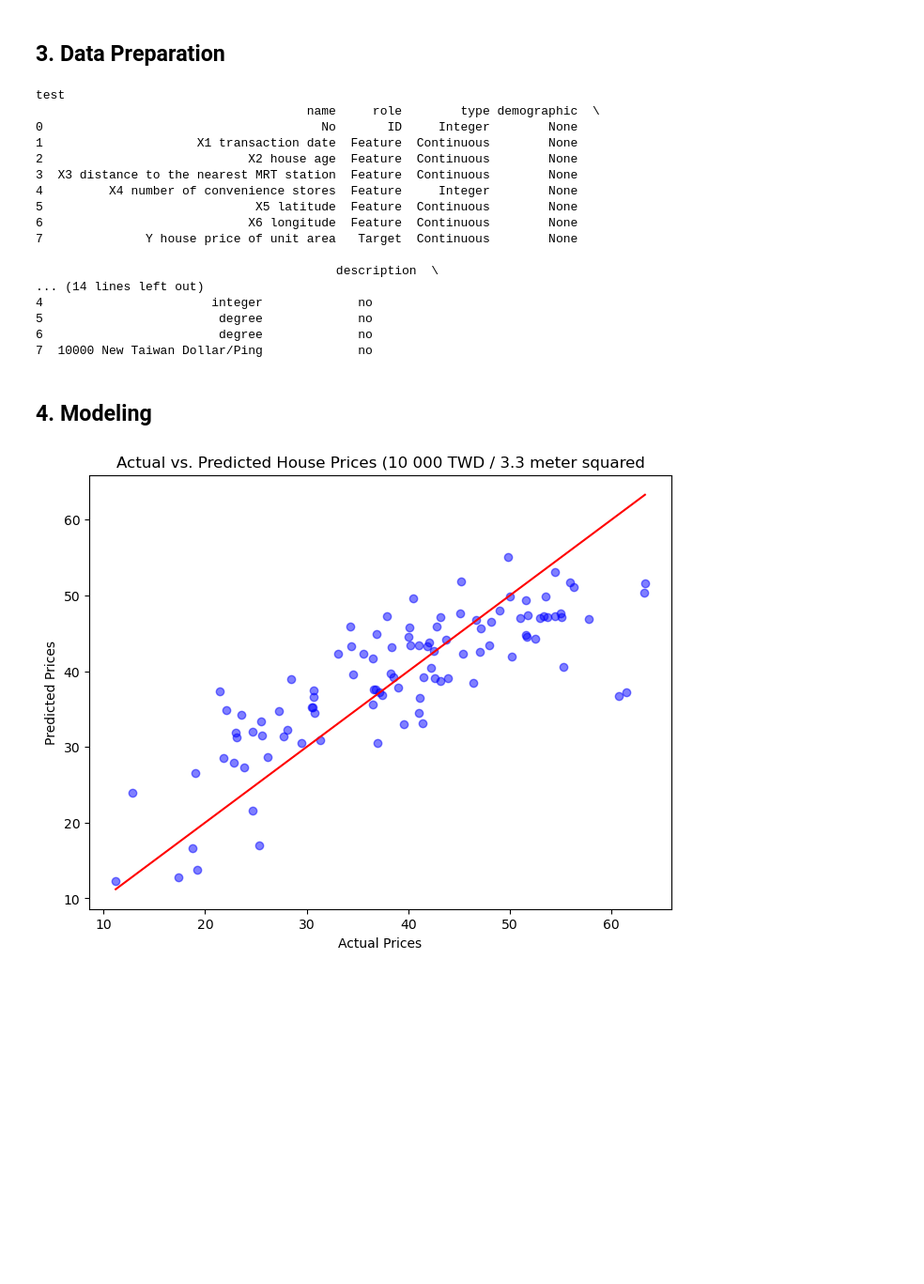
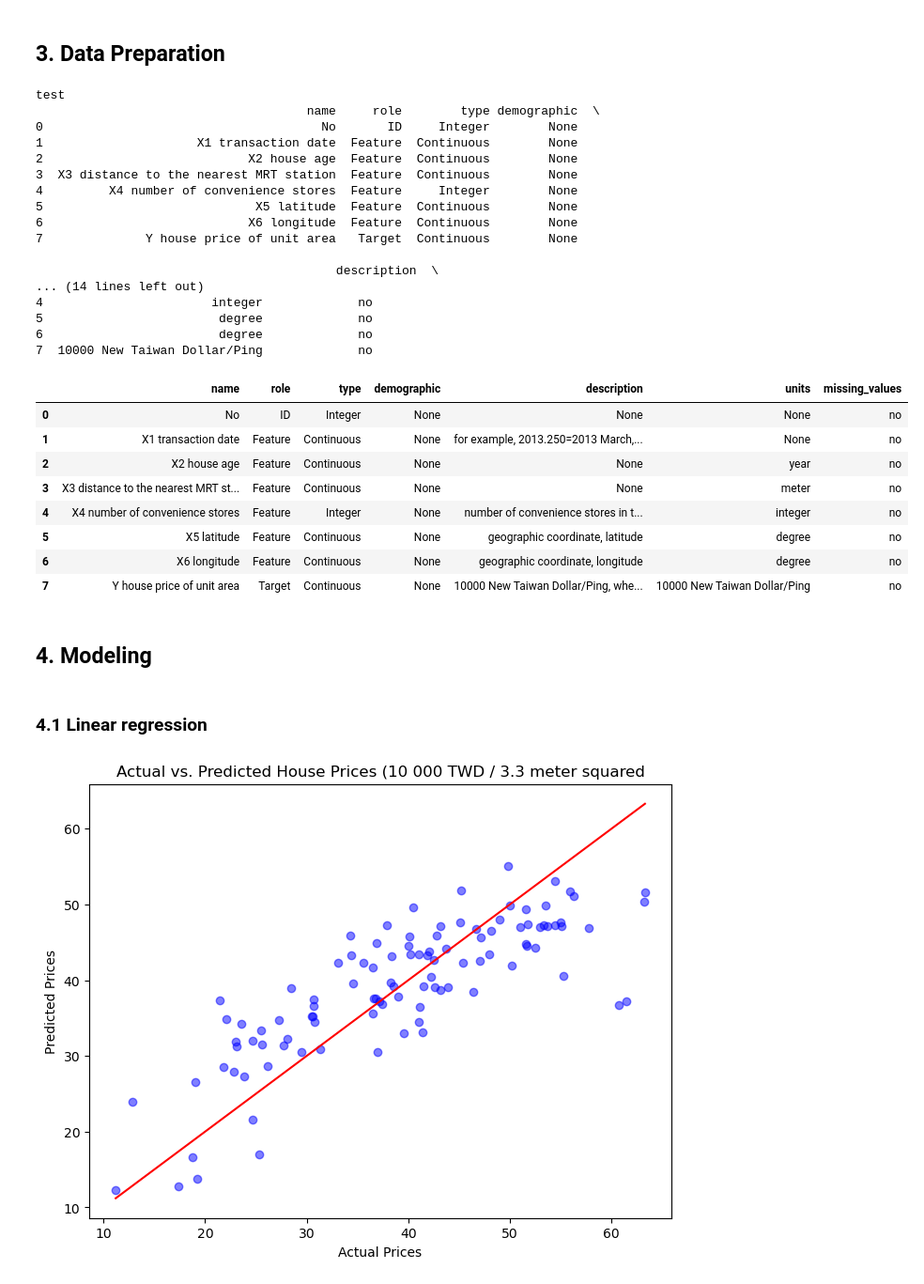
Before and after one commit to SamuliLam/dkko, a Jupyter notebook: linearandlogisticregression.ipynb, the cells around one changed output. Shown at 94% size. Drawn from its saved outputs; the diff is of its cells as text; code cells hidden in the pictures; blank space fills up the shorter version.

Commit message:
logistic regression WIP

```diff
--- a/linearandlogisticregression.ipynb
+++ b/linearandlogisticregression.ipynb
@@ -16,35 +16,48 @@ real_estate_valuation = fetch_ucirepo(id=477)
 # data (as pandas dataframes)
 #X = real_estate_valuation.data.features
 #y = real_estate_valuation.data.targets
 X = pd.DataFrame(real_estate_valuation.data.features)
 y = pd.DataFrame(real_estate_valuation.data.targets)
 
 
 print("test")
 # metadata
 ##print(real_estate_valuation.metadata)
 # variable information
 print(real_estate_valuation.variables)
+
+real_estate_valuation.variables
 # %% [output]
 test
                                      name     role        type demographic  \
 0                                      No       ID     Integer        None
 1                     X1 transaction date  Feature  Continuous        None
 2                            X2 house age  Feature  Continuous        None
 3  X3 distance to the nearest MRT station  Feature  Continuous        None
 4         X4 number of convenience stores  Feature     Integer        None
 5                             X5 latitude  Feature  Continuous        None
 6                            X6 longitude  Feature  Continuous        None
 7              Y house price of unit area   Target  Continuous        None
 
                                          description  \
 ... (14 lines left out)
 4                       integer             no
 5                        degree             no
 6                        degree             no
 7  10000 New Taiwan Dollar/Ping             no
+|  | name | role | type | demographic | description | units | missing_values |
+| 0 | No | ID | Integer | None | None | None | no |
+| 1 | X1 transaction date | Feature | Continuous | None | for example, 2013.250=2013 March,... | None | no |
+| 2 | X2 house age | Feature | Continuous | None | None | year | no |
+| 3 | X3 distance to the nearest MRT st... | Feature | Continuous | None | None | meter | no |
+| 4 | X4 number of convenience stores | Feature | Integer | None | number of convenience stores in t... | integer | no |
+| 5 | X5 latitude | Feature | Continuous | None | geographic coordinate, latitude | degree | no |
+| 6 | X6 longitude | Feature | Continuous | None | geographic coordinate, longitude | degree | no |
+| 7 | Y house price of unit area | Target | Continuous | None | 10000 New Taiwan Dollar/Ping, whe... | 10000 New Taiwan Dollar/Ping | no |
 # %% [markdown]
 ## 4. Modeling
+# %% [markdown]
+### 4.1 Linear regression
 # %%
 import matplotlib.pyplot as plt
 import numpy as np
```
Also changed, not shown: parts of 3 cells of this notebook.
